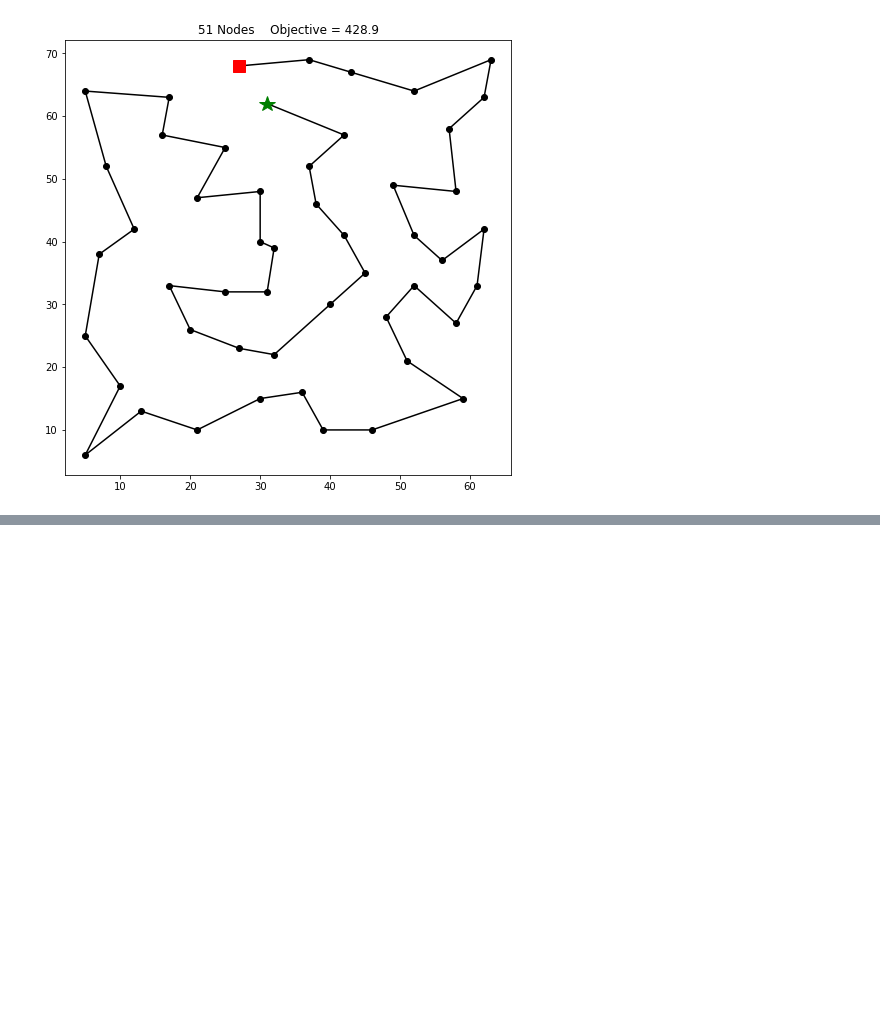
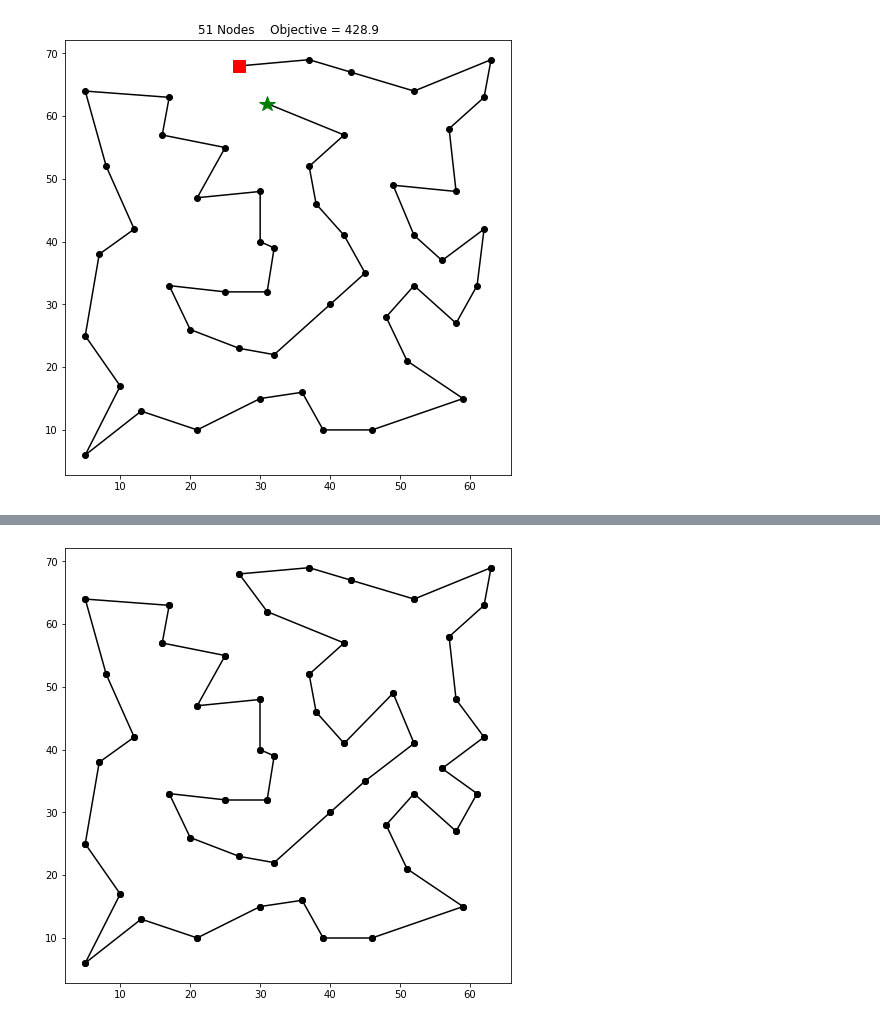
Before and after one commit to pooyad359/discrete-optim, a Jupyter notebook: 4 tsp/TSP.ipynb, the cells around one changed output, grey strips where cells are left out. Saved outputs shown, nothing was run; the diff lists cells and outputs as text; code cells hidden in the pictures; blank space fills up the shorter version.

```diff
--- a/4 tsp/TSP.ipynb
+++ b/4 tsp/TSP.ipynb
@@ -1318,0 +1328,12 @@ f'{np.log(q)=}'
+# %%
+node_count, points = load_data('tsp_51_1')
+
+
+# node_count=20
+# points = generate_tsp(node_count,23)
+
+plt.figure(figsize=(6, 6))
+plt.scatter(
+    x=[p.x for p in points],
+    y=[p.y for p in points],
+)
@@ -1318,0 +1344,8 @@ f'{np.log(q)=}'
+# %%
+def get_k_value(n):
+    '''
+    50 nodes --> k = 5
+    100 nodes --> k = 8
+    '''
+    k = 5 + 3*np.log2(n/50)
+    return int(k)
@@ -1318,0 +1368,2 @@ f'{np.log(q)=}'
+# %%
+subgraphs = []
@@ -1318,0 +1372,2 @@ f'{np.log(q)=}'
+# %%
+subgraphs.extend(new_subgraphs)
@@ -1318,0 +1466,4 @@ f'{np.log(q)=}'
+# %%
+view_matrix(sol_mat, points)
+# %% [output]
+[figure, added]
```
Also changed, not shown: parts of 33 cells of this notebook, 2 other files.
